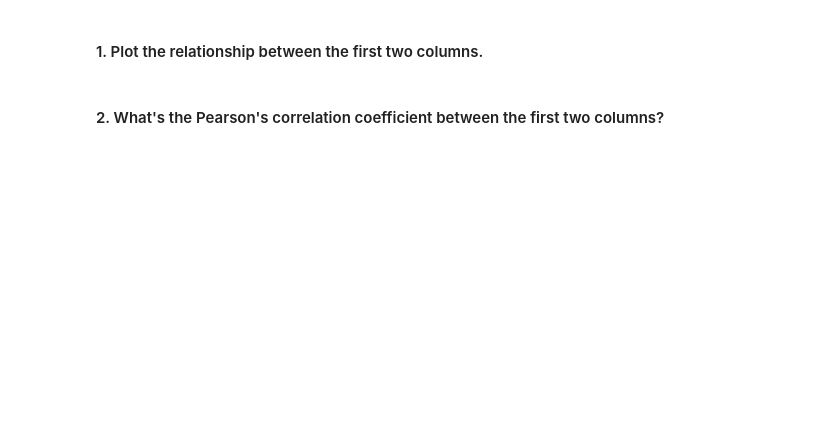
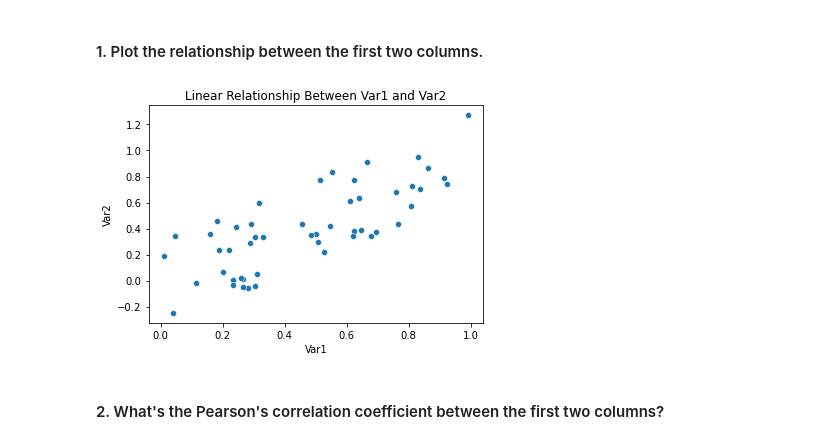
Before and after one commit to jpetersen626/Agendia_Interview_Quiz, a Jupyter notebook: Agendia_Quiz_JP.ipynb, the cells around one changed output. Drawn from its saved outputs; the diff is of its cells as text; code cells hidden in the pictures; blank space fills up the shorter version.

```diff
--- a/Agendia_Quiz_JP.ipynb
+++ b/Agendia_Quiz_JP.ipynb
@@ -55,5 +55,10 @@ df.describe()
 | max | 0.992150 | 1.270785 | 1.498083 | 1.660966 | 1.220251 | 0.043707 | 1.697750 | 1.207747 | 1.096372 | 1.807259 |
 # %% [markdown]
 #### 1. Plot the relationship between the first two columns.
+# %%
+sns.scatterplot(x=df['Var1'], y=df['Var2'])
+plt.title('Linear Relationship Between Var1 and Var2');
+# %% [output]
+[figure, added]
 # %% [markdown]
 #### 2. What's the Pearson's correlation coefficient between the first two columns?
```
Also changed, not shown: parts of 12 cells of this notebook.
